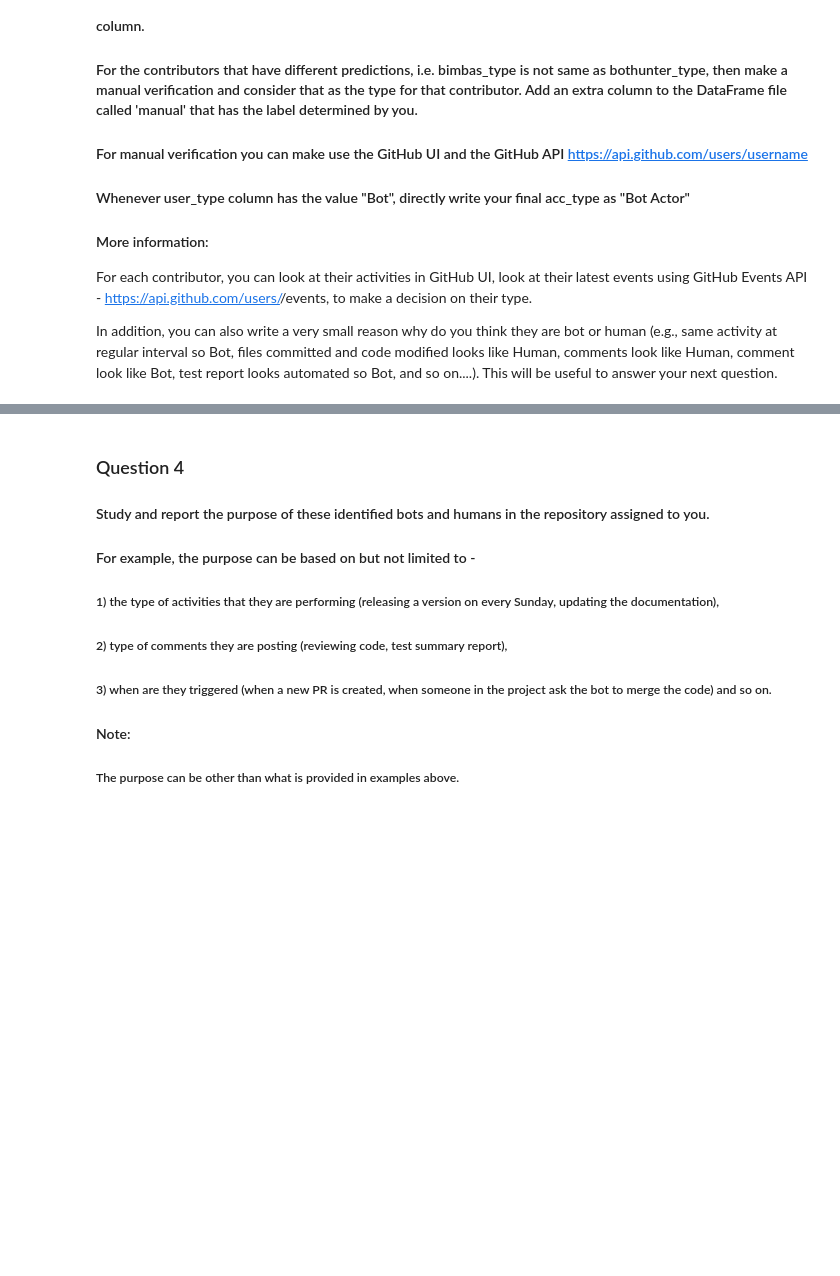
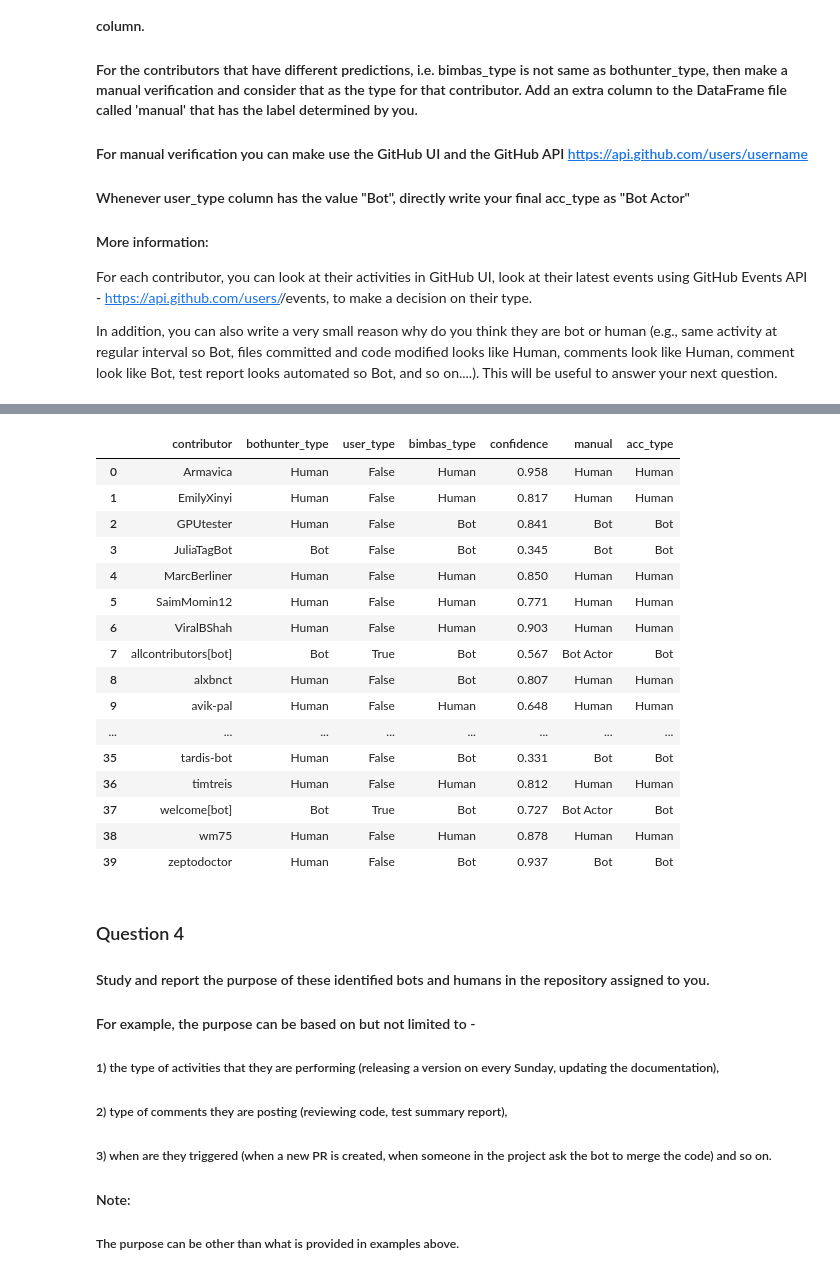
Before and after one commit to Oz-NoXIII/Software_Evolution_TP_bots, a Jupyter notebook: TP_bots_template.ipynb, the cells around one changed output, grey strips where cells are left out. Cells and saved outputs as stored; diff of their text form; code cells hidden in the pictures; blank space fills up the shorter version.

```diff
--- a/TP_bots_template.ipynb
+++ b/TP_bots_template.ipynb
@@ -271,3 +289,5 @@ def execute_bimbas(contributors_list, selected_events):
 # Note: Print the prediction provided by BIMBAS - else this cell will not be graded.
 
 # YOUR CODE BELOW
+bimbas_predictions = execute_bimbas(contributors, selected_events)
+bimbas_predictions
@@ -279,3 +317,6 @@ def execute_bimbas(contributors_list, selected_events):
 # %%
 # Merge the predictions provided by BIMBAS to the resultant dataset of Section 3. This final DataFrame should have the following columns -
 # contributor, bothunter_type, user_type, bimbas_type, and confidence.
+# YOUR CODE BELOW
+df = pd.merge(df, bimbas_predictions, on='contributor')
+df
@@ -304,3 +368,14 @@ In addition, you can also write a very small reason why do you think they are bo
 # pd.DataFrame.from_dict(manual_list_dict)
 
 # YOUR CODE BELOW
+manual_list_dict = []
+for index, row in df.iterrows():
+    if row['user_type']:
+        manual_list_dict.append({'contributor': row['contributor'], 'manual': 'Bot Actor'})
+    elif row['bothunter_type'] == row['bimbas_type']:
+        manual_list_dict.append({'contributor': row['contributor'], 'manual': row['bothunter_type']})
+    else:
+        manual_list_dict.append({'contributor': row['contributor'], 'manual': 'verification'})
+manual_df = pd.DataFrame.from_dict(manual_list_dict)
+#show all verification
+manual_df[manual_df['manual']=='verification']
@@ -306,0 +447,10 @@ In addition, you can also write a very small reason why do you think they are bo
+# %%
+manual_df.loc[manual_df['contributor']=='GPUtester','manual'] = 'Bot'
+manual_df.loc[manual_df['contributor']=='alxbnct','manual'] = 'Human'
+manual_df.loc[manual_df['contributor']=='bioc-workshop-dev','manual'] = 'Bot'
+manual_df.loc[manual_df['contributor']=='cproctor','manual'] = 'Human'
+manual_df.loc[manual_df['contributor']=='kanishkan91','manual'] = 'Human'
+manual_df.loc[manual_df['contributor']=='rwegener2','manual'] = 'Human'
+manual_df.loc[manual_df['contributor']=='stan-buildbot','manual'] = 'Bot'
+manual_df.loc[manual_df['contributor']=='tardis-bot','manual'] = 'Bot'
+manual_df.loc[manual_df['contributor']=='zeptodoctor','manual'] = 'Bot'
@@ -307,6 +477,29 @@ In addition, you can also write a very small reason why do you think they are bo
 # %%
 # Write your code below here to determine the final type of contributor.
 # add column named 'acc_type' and write your final decision in it. Final decision is majority of three types - bimbas_type, bothunter_type, manual.
+# YOUR CODE BELOW
+
+df = pd.merge(df, manual_df, on='contributor')
+df['acc_type'] = df[['bothunter_type', 'bimbas_type', 'manual']].mode(axis=1)[0]
+df
+# %% [output]
+|  | contributor | bothunter_type | user_type | bimbas_type | confidence | manual | acc_type |
+| 0 | Armavica | Human | False | Human | 0.958 | Human | Human |
+| 1 | EmilyXinyi | Human | False | Human | 0.817 | Human | Human |
+| 2 | GPUtester | Human | False | Bot | 0.841 | Bot | Bot |
+| 3 | JuliaTagBot | Bot | False | Bot | 0.345 | Bot | Bot |
+| 4 | MarcBerliner | Human | False | Human | 0.850 | Human | Human |
+| 5 | SaimMomin12 | Human | False | Human | 0.771 | Human | Human |
+| 6 | ViralBShah | Human | False | Human | 0.903 | Human | Human |
+| 7 | allcontributors[bot] | Bot | True | Bot | 0.567 | Bot Actor | Bot |
+| 8 | alxbnct | Human | False | Bot | 0.807 | Human | Human |
+| 9 | avik-pal | Human | False | Human | 0.648 | Human | Human |
+| ... | ... | ... | ... | ... | ... | ... | ... |
+| 35 | tardis-bot | Human | False | Bot | 0.331 | Bot | Bot |
+| 36 | timtreis | Human | False | Human | 0.812 | Human | Human |
+| 37 | welcome[bot] | Bot | True | Bot | 0.727 | Bot Actor | Bot |
+| 38 | wm75 | Human | False | Human | 0.878 | Human | Human |
+| 39 | zeptodoctor | Human | False | Bot | 0.937 | Bot | Bot |
 # %% [markdown]
 ### Question 4
 #### Study and report the purpose of these identified bots and humans in the repository assigned to you.
```
Also changed, not shown: parts of 11 cells of this notebook.
